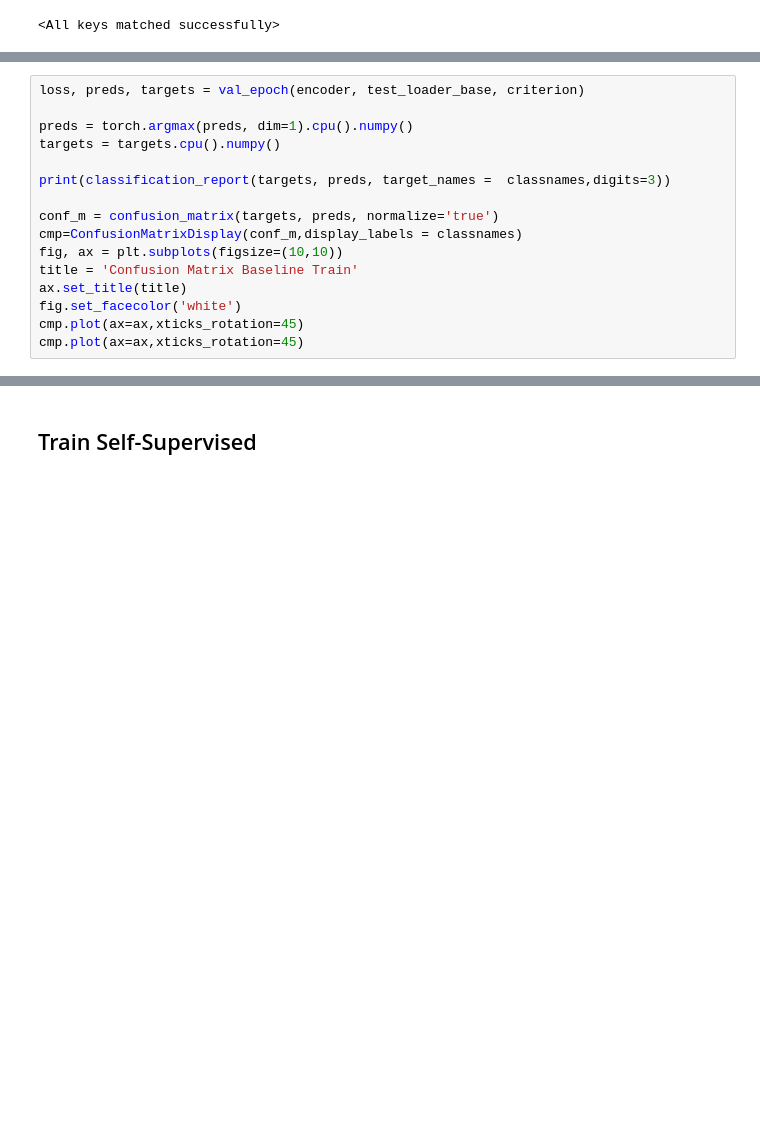
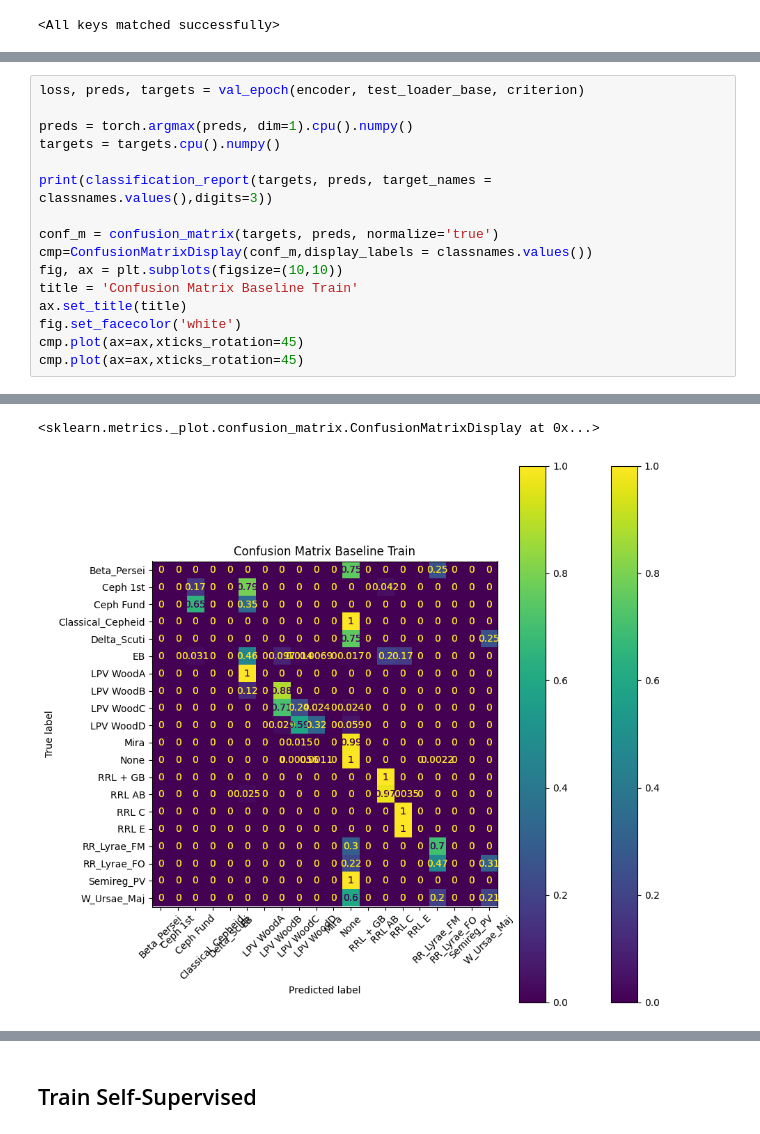
Before and after one commit to FranciscoSotoU/SSL, a Jupyter notebook: run_cuda.ipynb, the cells around one changed output, grey strips where cells are left out. Cells and saved outputs as stored; diff of their text form; blank space fills up the shorter version.

```diff
--- a/run_cuda.ipynb
+++ b/run_cuda.ipynb
@@ -358,13 +398,14 @@ loss, preds, targets = val_epoch(encoder, test_loader_base, criterion)
 preds = torch.argmax(preds, dim=1).cpu().numpy()
 targets = targets.cpu().numpy()
 
-print(classification_report(targets, preds, target_names =  classnames,digits=3))
+print(classification_report(targets, preds, target_names =  classnames.values(),digits=3))
 
 conf_m = confusion_matrix(targets, preds, normalize='true')
-cmp=ConfusionMatrixDisplay(conf_m,display_labels = classnames)
+cmp=ConfusionMatrixDisplay(conf_m,display_labels = classnames.values())
 fig, ax = plt.subplots(figsize=(10,10))
 title = 'Confusion Matrix Baseline Train'
 ax.set_title(title)
 fig.set_facecolor('white')
 cmp.plot(ax=ax,xticks_rotation=45)
 cmp.plot(ax=ax,xticks_rotation=45)
+# %% [output]
@@ -370,0 +429,2 @@ cmp.plot(ax=ax,xticks_rotation=45)
+<sklearn.metrics._plot.confusion_matrix.ConfusionMatrixDisplay at 0x...>
+[figure, added]
```
Also changed, not shown: parts of 21 cells of this notebook, 2 other files.
